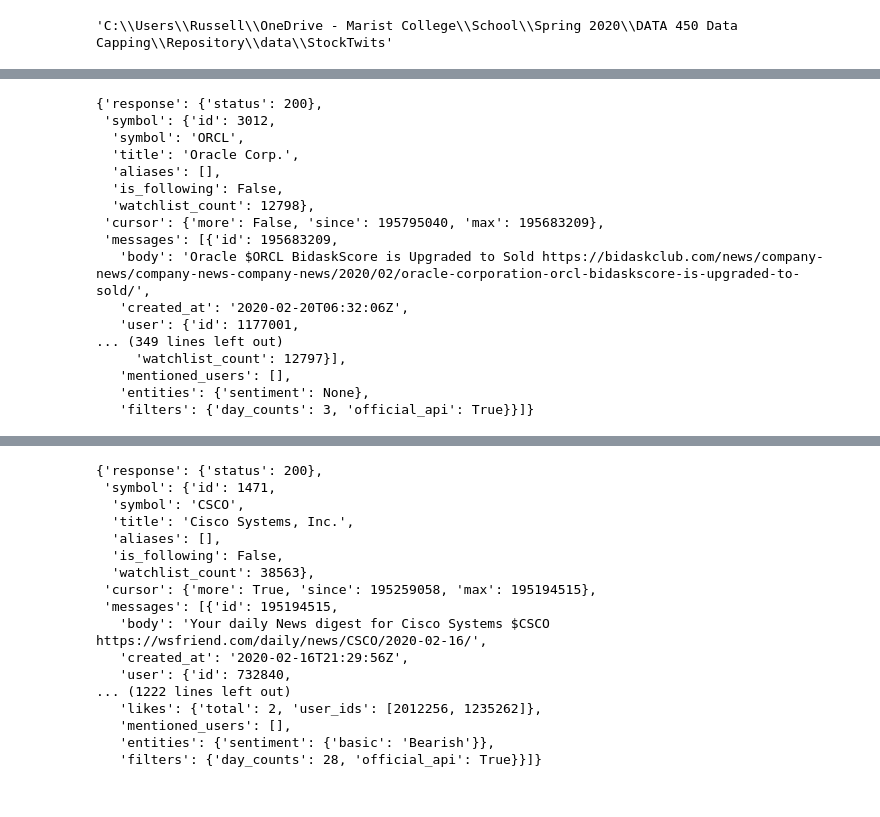
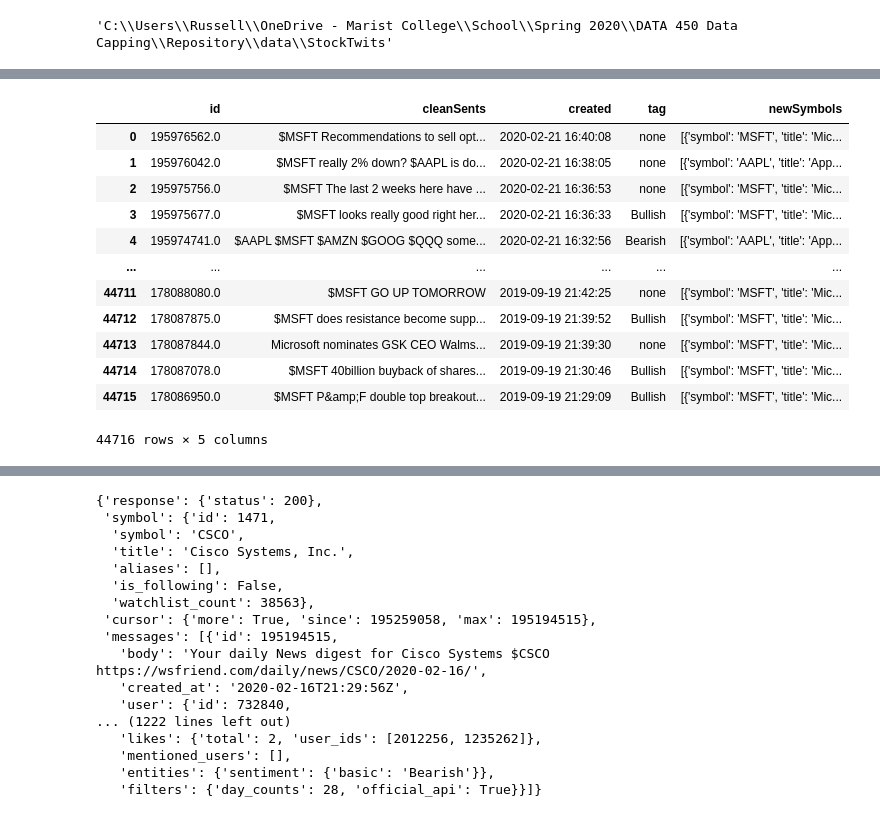
Before and after one commit to rsbmarist/MaristYoungMen2020, a Jupyter notebook: stockTwitsExtraction/NewTwitsGrab.ipynb, the cells around one changed output, grey strips where cells are left out. Cells and saved outputs as stored; diff of their text form; code cells hidden in the pictures.

Commit message:
Updated Stocktwits data, along with updated code for API calls

```diff
--- a/stockTwitsExtraction/NewTwitsGrab.ipynb
+++ b/stockTwitsExtraction/NewTwitsGrab.ipynb
@@ -142,23 +152,3 @@ while True:
-# %%
-response
-# %% [output]
-{'response': {'status': 200},
- 'symbol': {'id': 3012,
-  'symbol': 'ORCL',
-  'title': 'Oracle Corp.',
-  'aliases': [],
-  'is_following': False,
-  'watchlist_count': 12798},
- 'cursor': {'more': False, 'since': 195795040, 'max': 195683209},
- 'messages': [{'id': 195683209,
-   'body': 'Oracle $ORCL BidaskScore is Upgraded to Sold https://bidaskclub.com/news/company-news/company-news-company-news/2020/02/oracle-corporation-orcl-bidaskscore-is-upgraded-to-sold/',
-   'created_at': '2020-02-20T06:32:06Z',
-   'user': {'id': 1177001,
-... (349 lines left out)
-     'watchlist_count': 12797}],
-   'mentioned_users': [],
-   'entities': {'sentiment': None},
-   'filters': {'day_counts': 3, 'official_api': True}}]}
 # %%
-file = twits_folder+'\\{}_twits.csv'.format("INTC")
-intelDF = pd.read_csv('https://raw.githubusercontent.com/rsbmarist/MaristYoungMen2020/master/data/StockTwits/INTC_twits.csv')
+file = twits_folder+'\\{}_twits.csv'.format("MSFT")
+MSFTdf = pd.read_csv(file)
@@ -166,0 +159,16 @@ intelDF.to_csv(file, index=False)
+# %%
+MSFTdf
+# %% [output]
+|  | id | cleanSents | created | tag | newSymbols |
+| 0 | 195976562.0 | $MSFT Recommendations to sell opt... | 2020-02-21 16:40:08 | none | [{'symbol': 'MSFT', 'title': 'Mic... |
+| 1 | 195976042.0 | $MSFT really 2% down? $AAPL is do... | 2020-02-21 16:38:05 | none | [{'symbol': 'AAPL', 'title': 'App... |
+| 2 | 195975756.0 | $MSFT The last 2 weeks here have ... | 2020-02-21 16:36:53 | none | [{'symbol': 'MSFT', 'title': 'Mic... |
+| 3 | 195975677.0 | $MSFT looks really good right her... | 2020-02-21 16:36:33 | Bullish | [{'symbol': 'MSFT', 'title': 'Mic... |
+| 4 | 195974741.0 | $AAPL $MSFT $AMZN $GOOG $QQQ some... | 2020-02-21 16:32:56 | Bearish | [{'symbol': 'AAPL', 'title': 'App... |
+| ... | ... | ... | ... | ... | ... |
+| 44711 | 178088080.0 | $MSFT GO UP TOMORROW | 2019-09-19 21:42:25 | none | [{'symbol': 'MSFT', 'title': 'Mic... |
+| 44712 | 178087875.0 | $MSFT does resistance become supp... | 2019-09-19 21:39:52 | Bullish | [{'symbol': 'MSFT', 'title': 'Mic... |
+| 44713 | 178087844.0 | Microsoft nominates GSK CEO Walms... | 2019-09-19 21:39:30 | none | [{'symbol': 'MSFT', 'title': 'Mic... |
+| 44714 | 178087078.0 | $MSFT 40billion buyback of shares... | 2019-09-19 21:30:46 | Bullish | [{'symbol': 'MSFT', 'title': 'Mic... |
+| 44715 | 178086950.0 | $MSFT P&amp;F double top breakout... | 2019-09-19 21:29:09 | Bullish | [{'symbol': 'MSFT', 'title': 'Mic... |
+44716 rows × 5 columns
```
Also changed, not shown: parts of 13 cells of this notebook, 16 other files.
